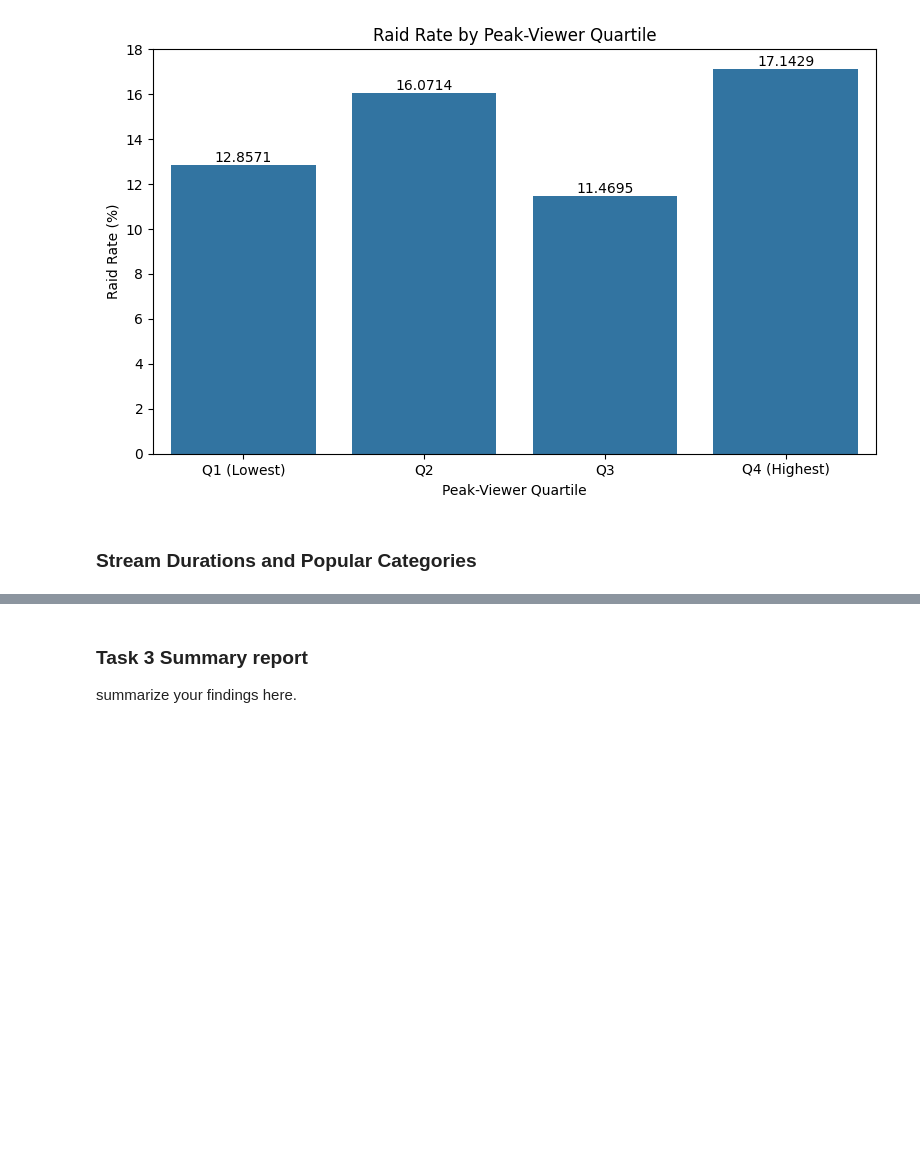
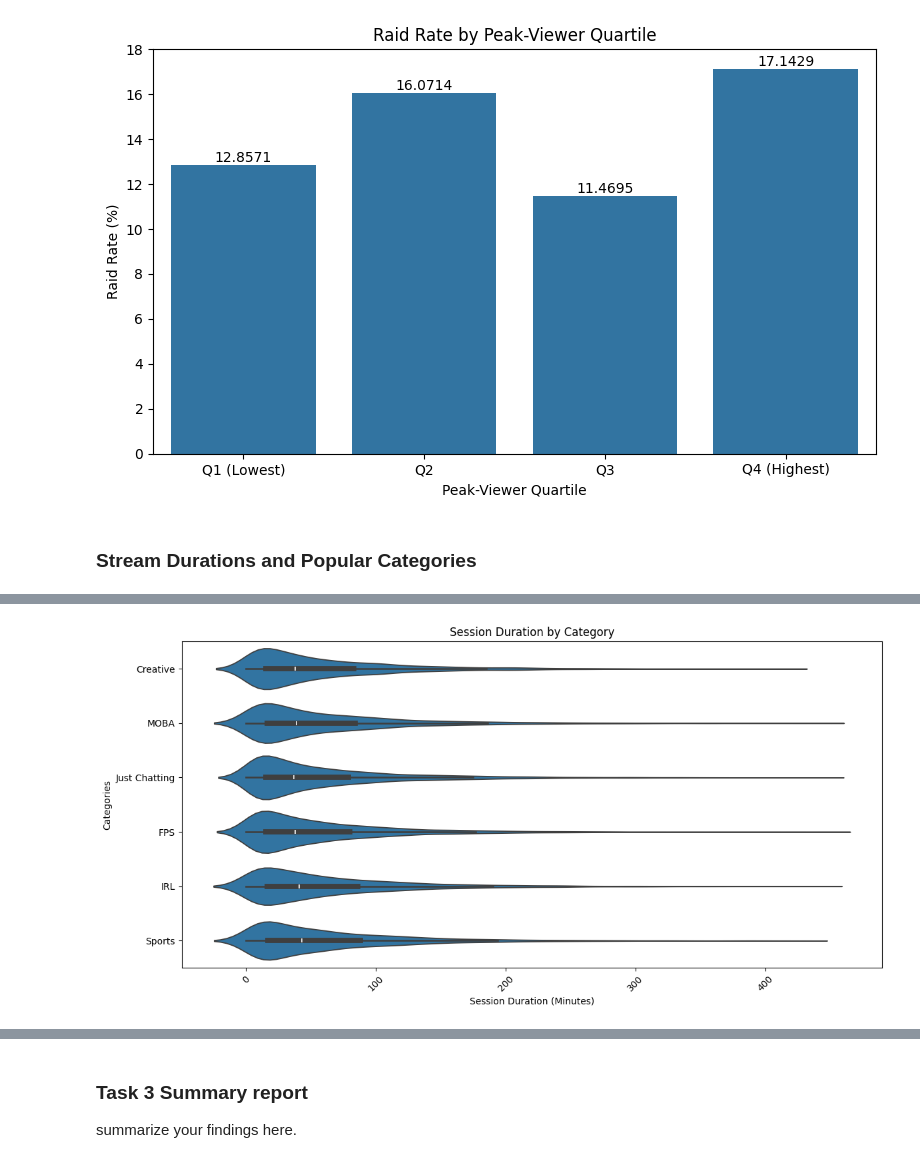
Before and after one commit to zlwym/Assignment01_IAT461, a Jupyter notebook: IAT461-Assignment01-Scaffold.ipynb, the cells around one changed output, grey strips where cells are left out. Cells and saved outputs as stored; diff of their text form; code cells hidden in the pictures; blank space fills up the shorter version.

```diff
--- a/IAT461-Assignment01-Scaffold.ipynb
+++ b/IAT461-Assignment01-Scaffold.ipynb
@@ -901,0 +965,25 @@ plt.show()
+# %%
+session_streams = sessions.merge(
+    streams[['stream_id', 'category']],
+    on='stream_id',
+    how='left'
+)
+
+plt.figure(figsize=(12,6))
+
+sns.violinplot(
+    data=session_streams,
+    x='duration_mins',
+    y='category'
+)
+
+plt.xticks(rotation=45)
+
+plt.title('Session Duration by Category')
+plt.xlabel('Session Duration (Minutes)')
+plt.ylabel('Categories')
+
+plt.tight_layout()
+plt.show()
+# %% [output]
+[figure, added]
```
Also changed, not shown: parts of 13 cells of this notebook.
